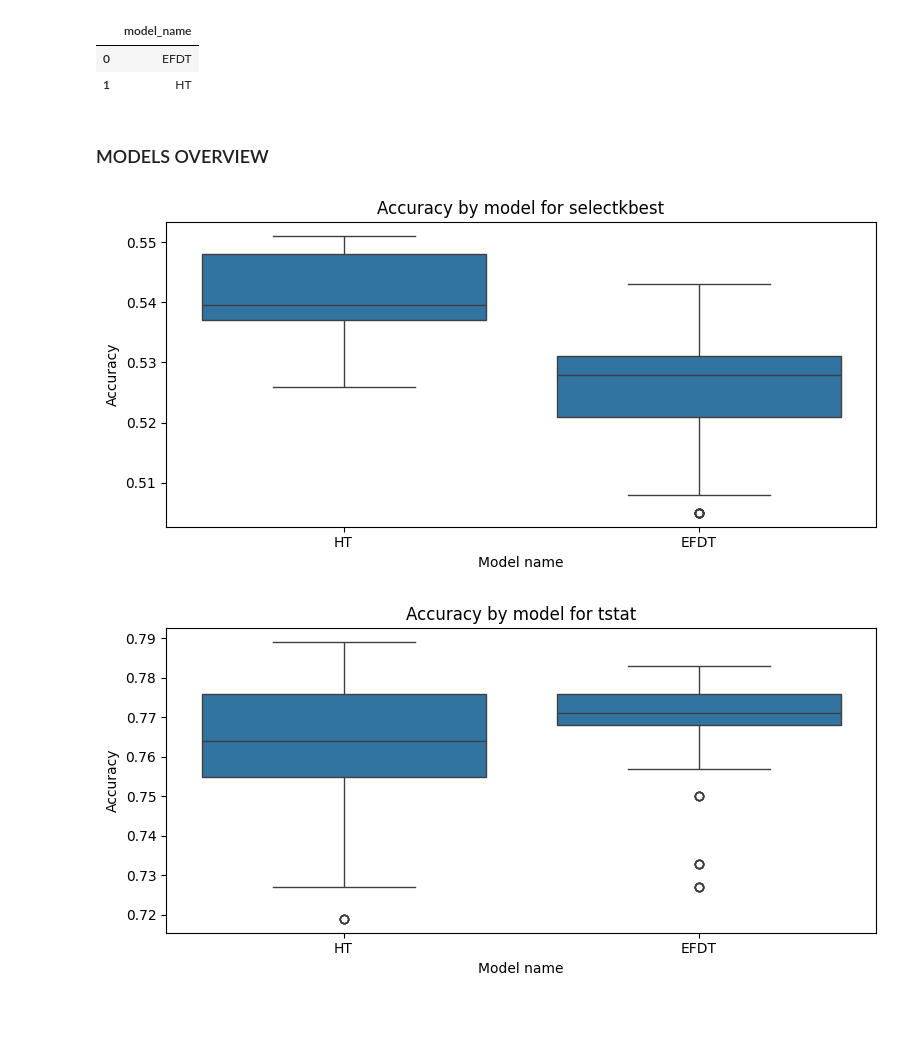
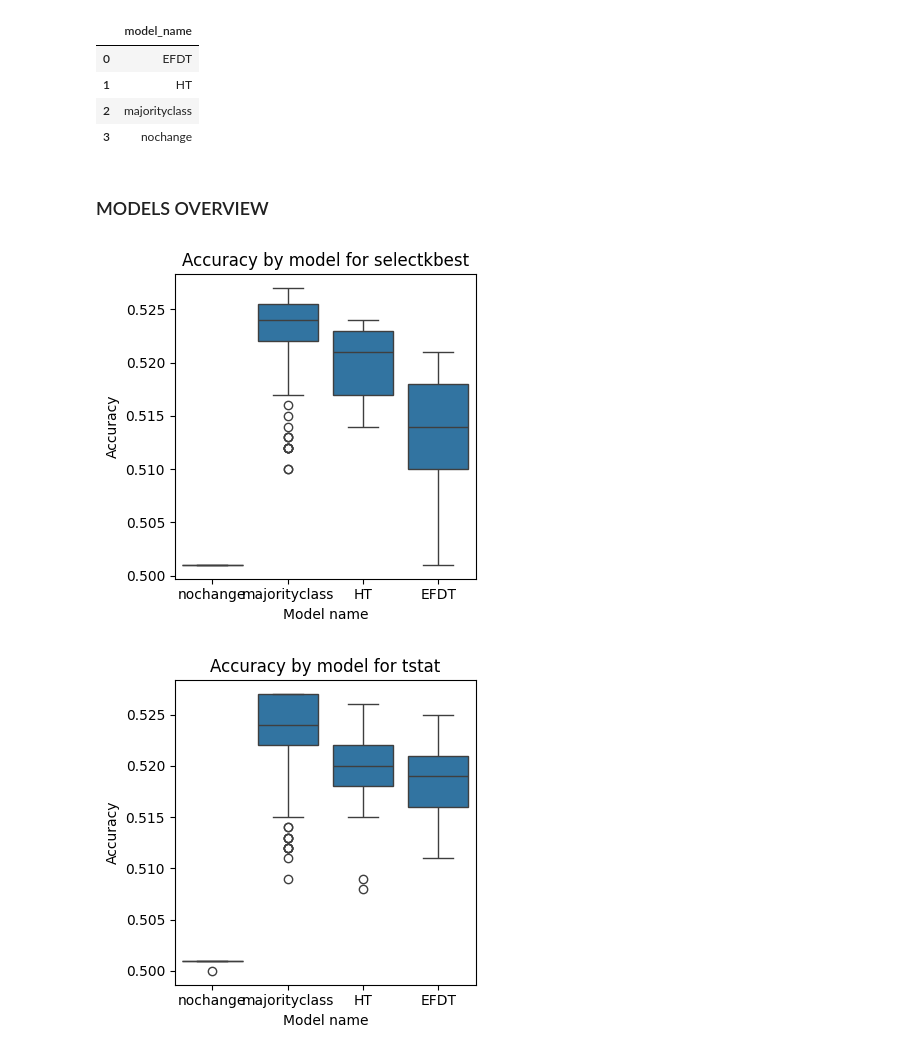
Before and after one commit to wiktorzakmateusz/data_stream_stocks, a Jupyter notebook: feature_selection_results_analysis.ipynb, the cells around one changed output. Saved outputs shown, nothing was run; the diff lists cells and outputs as text; code cells hidden in the pictures; blank space fills up the shorter version.

Commit message:
Updating results

```diff
--- a/feature_selection_results_analysis.ipynb
+++ b/feature_selection_results_analysis.ipynb
@@ -5,7 +5,8 @@ import seaborn as sns
 import matplotlib.pyplot as plt
 import pandas as pd
 # %%
-results_df = pd.read_csv('results_df_selector_2.csv')
+results_df = pd.read_csv('results_df_selector_3.csv')
+results_df = results_df.drop('model_args', axis = 1)
 results_df.loc[results_df['model_name'] == 'extremelyfastdecisiontreeclassifier', 'model_name'] = 'EFDT'
 results_df.loc[results_df['model_name'] == 'hoeffdingtreeclassifier', 'model_name'] = 'HT'
 # %%
@@ -36,23 +65,25 @@ group by model_name
 |  | model_name |
 | 0 | EFDT |
 | 1 | HT |
+| 2 | majorityclass |
+| 3 | nochange |
 # %% [markdown]
 ### MODELS OVERVIEW
 # %%
 results_df['model_and_selector'] = results_df['model_name'] + ' + ' + results_df['feature_selector_name']
 results_df['drift_and_selector'] = results_df['drift_name'] + ' + ' + results_df['feature_selector_name']
 # %%
-plt.figure(figsize=(8, 4))
+plt.figure(figsize=(4, 4))
 sns.boxplot(x='model_name', y="accuracy", data=results_df[results_df['feature_selector_name']=='selectkbest'])
 plt.title("Accuracy by model for selectkbest")
 plt.xlabel("Model name")
 plt.ylabel("Accuracy")
 plt.tight_layout()
 plt.show()
 # %% [output]
-[figure, old version]
+[figure, new version]
 # %%
-plt.figure(figsize=(8, 4))
+plt.figure(figsize=(4, 4))
 sns.boxplot(x='model_name', y="accuracy", data=results_df[results_df['feature_selector_name']=='tstat'])
 plt.title("Accuracy by model for tstat")
 plt.xlabel("Model name")
@@ -60,5 +91,5 @@ plt.ylabel("Accuracy")
 plt.tight_layout()
 plt.show()
 # %% [output]
-[figure, old version]
+[figure, new version]
 # %%
```
Also changed, not shown: parts of 7 cells of this notebook, 9 other files.
